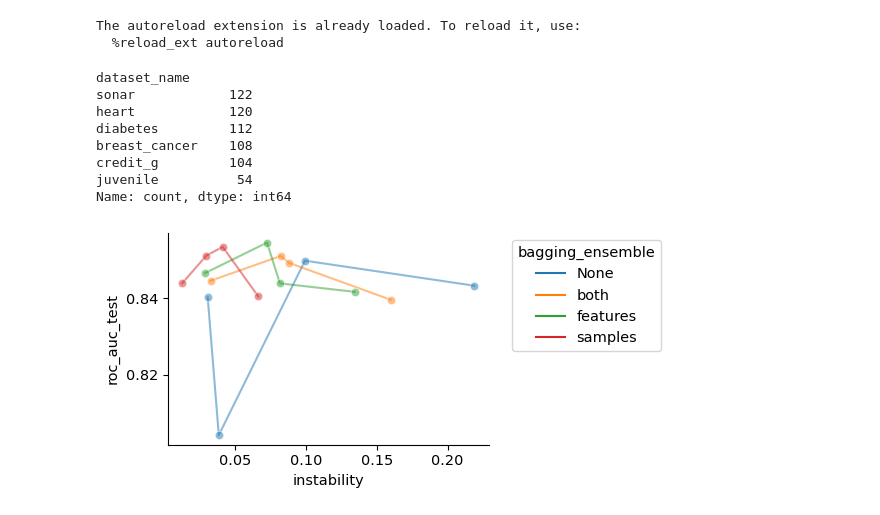
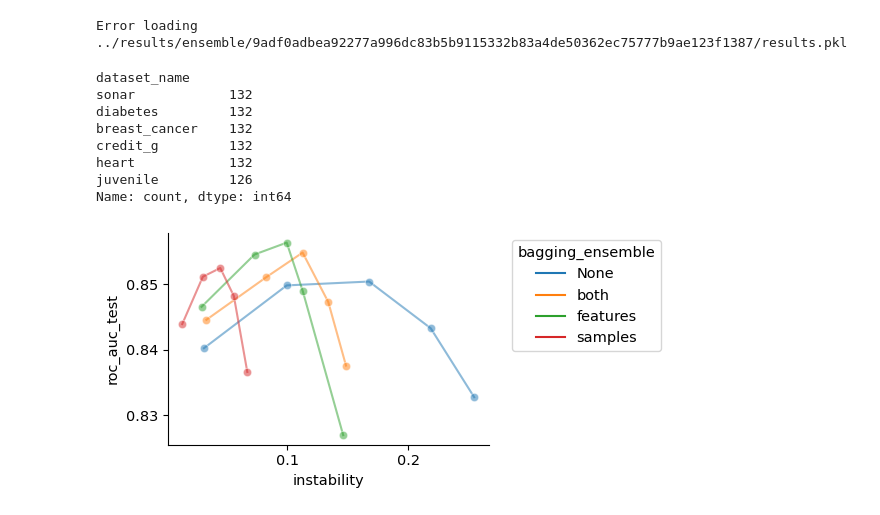
Before and after one commit to csinva/gam-experiments, a Jupyter notebook: notebooks/02_vary_ensemble.ipynb, the cells around one changed output. Saved outputs shown, nothing was run; the diff lists cells and outputs as text; code cells hidden in the pictures.

```diff
--- a/notebooks/02_vary_ensemble.ipynb
+++ b/notebooks/02_vary_ensemble.ipynb
@@ -17,31 +17,30 @@ sys.path.append('../experiments/')
 results_dir = '../results/ensemble/'
 
 r = imodelsx.process_results.get_results_df(results_dir)
-experiment_filename = '../experiments/01_train_model.py'
+experiment_filename = '../experiments/01_train_gam.py'
 r = imodelsx.process_results.fill_missing_args_with_default(r, experiment_filename)
 # r.to_pickle('../results/agg.pkl')
 # imodelsx.process_results.delete_runs_in_dataframe(r[r.use_bagging_ensemble == 1], actually_delete=True)
 # %% [output]
-The autoreload extension is already loaded. To reload it, use:
-  %reload_ext autoreload
+Error loading ../results/ensemble/9adf0adbea92277a996dc83b5b9115332b83a4de50362ec75777b9ae123f1387/results.pkl
 # %%
 r.dataset_name.value_counts()
 # %% [output]
 dataset_name
-sonar            122
-heart            120
-diabetes         112
-breast_cancer    108
-credit_g         104
-juvenile          54
+sonar            132
+diabetes         132
+breast_cancer    132
+credit_g         132
+heart            132
+juvenile         126
 Name: count, dtype: int64
 # %%
-ravg = notebook_helper.get_ravg_with_stability(r)
+ravg = notebook_helper.get_ravg_with_stability(r, experiment_filename='01_train_gam.py')
 # %%
 group_keys = [
     k
     for k in imodelsx.process_results.get_main_args_list(
-        experiment_filename="01_train_model.py"
+        experiment_filename="01_train_gam.py"
     )
     if not k == "seed"
 ]
@@ -62,31 +61,31 @@ axes = np.array(axes).reshape(1, 1)
 
 kwargs = dict(
     data=df,
     x="instability",
     y="roc_auc_test",
     palette="tab10",
     alpha=0.5,
 )
 ks = ["bagging_ensemble"]
 for i, k in enumerate(ks):
     ax = axes.flatten()[i]
     sns.lineplot(**kwargs, hue=k, ax=ax, marker="o")
     # put legend outside of plot
     ax.legend(
         fontsize="x-small",
         title=k,
         title_fontsize="x-small",
         loc="upper left",
         bbox_to_anchor=(1.05, 1),
     )
     # make all fontsizes small
     for item in (
         [ax.title, ax.xaxis.label, ax.yaxis.label]
         + ax.get_xticklabels()
         + ax.get_yticklabels()
     ):
         item.set_fontsize("x-small")
 plt.tight_layout()
 plt.show()
 # %% [output]
-[figure, old version]
+[figure, new version]
```
Also changed, not shown: 9 other files.
